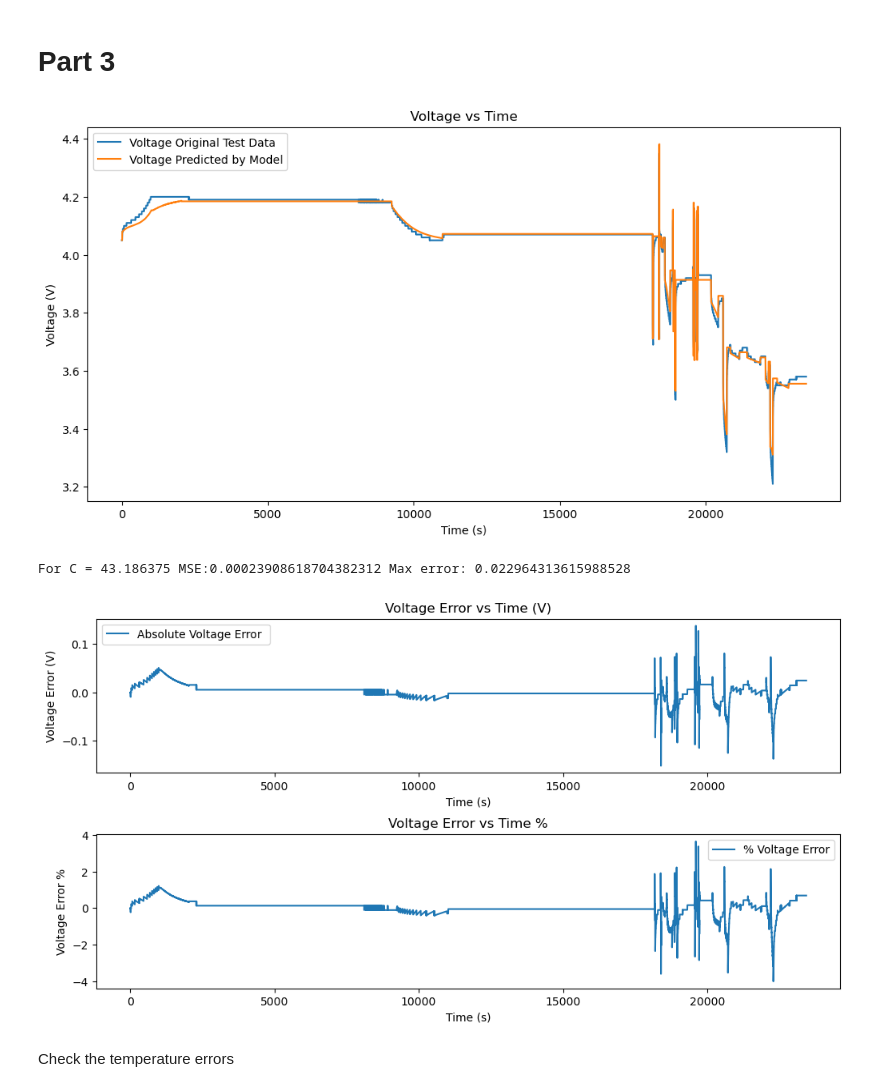
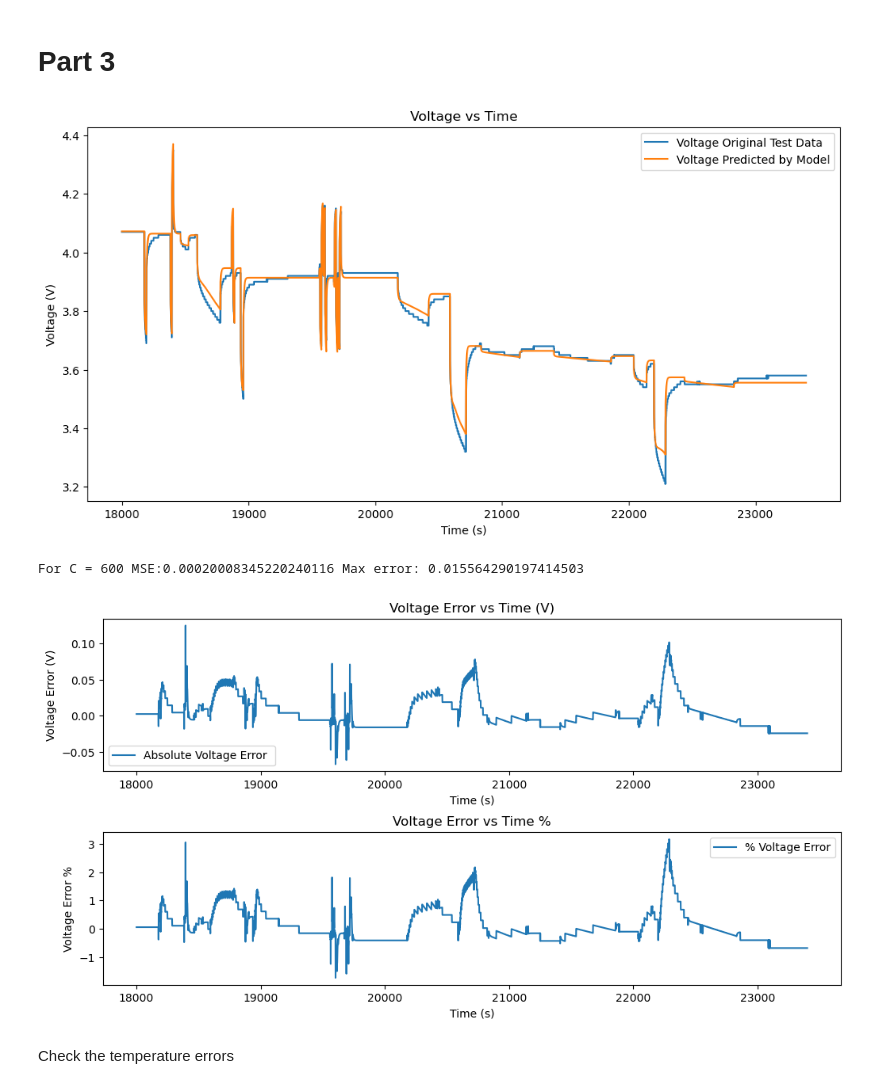
Before and after one commit to feyzijan/BatteryModelling, a Jupyter notebook: Part2_and_3_Temperature_Modelling.ipynb.ipynb, the cells around one changed output. Saved outputs shown, nothing was run; the diff lists cells and outputs as text; code cells hidden in the pictures.

```diff
--- a/Part2Modelling.ipynb
+++ b/Part2_and_3_Temperature_Modelling.ipynb.ipynb
@@ -811,14 +854,49 @@ Text(0.5, 1.0, 'R1 vs Temp at SOC=30% - with E values fitted for SOC = 30%')
 [figure]
 # %% [markdown]
 So in the model we can use the Arrhenius for R0 fitted for each SOC, as a function of temperature. Below I calculate all the optimal parameters
+# %%
+def fit__plot_Arrhenius_R1(func,R_vals,param_name,SOC, my_color, p0 = [ -1,-1,1], bounds = ([-np.inf, -np.inf, -np.inf], [np.inf, np.inf, np.inf])):
+
+    params, pcov = curve_fit(func,[0,20,40], R_vals, p0=p0, maxfev=10000000, bounds = bounds)
+
+    T_plotting = np.linspace(0,40,100)
+    plt.plot([0,20,40], R_vals, 'o', c="black")
+    if SOC ==  30:
+        my_color = "orange"
+    elif SOC == 20:
+        my_color = "red"
+
+
+
+    plt.plot(T_plotting, func(T_plotting, *params), c = my_color, label=f'R1 fit at SOC= {SOC}%')
+    plt.xlabel("Temperature")
+    plt.ylabel(f"{param_name}")
+    plt.title(f"{param_name} vs Temperature at SOC = {SOC}%")
+    plt.legend()
+
+    # print the optimal parameters
+    print("E: ", params[0])
+    print("Scaling factor: ", params[1])
+    print("Offset:", params[2])
+
+
+    return params
 # %%
 r_vals = np.array([R1_T0_matrix[:,0], R1_T20_matrix[:,0], R1_T40_matrix[:,0]])
 temps = np.linspace(0,40,20)
 R1_Arrhenius_Params_Matrix = np.ndarray((8,3))
+cmap = plt.get_cmap('cool')
+
+# Define the values for SOC
+SOC_values = np.arange(20, 100, 10)
+
+# Assign a different color to each SOC value
+colors = [cmap(i/len(SOC_values)) for i in range(len(SOC_values))]
+
 for i in range(8):
     r_vals_current = r_vals[:,i] # get the R1 values for each SOC
     # fit the arrhenius r1
-    R1_Arrhenius_Params_Matrix[0,:] = fit_Arrhenius(R1_Arrhenius,r_vals_current,"R1",socs[i], p0 = [ 2000,1,0])
+    R1_Arrhenius_Params_Matrix[0,:] = fit__plot_Arrhenius_R1(R1_Arrhenius,r_vals_current,"R1",socs[i], colors[i],  p0 = [ 2000,1,0])
 # %% [output]
 E:  -17401.79908229832
 Scaling factor:  1.067413441622033
@@ -1325,20 +1443,20 @@ def part3_model(df_test,df_ocv,R0_func, R0_Params, R1_func, R1_Params, C1, Tambi
 
     return v_model, Temp
 # %%
-C1 = C1_T0
-#C1 = 600
+#C1 = C1_T0
+C1 = 600
 Tambient = 20 # in celsius
 h_value = 35
 volt_model , temp_model = part3_model(df_test,ocv_data,R0_Arrhenius, R0_Arrhenius_Params, new_R1_equation, R1_Gaussian_params, C1, Tambient, h_value)
 
-plot_model(volt_model,df_test, start_time = 1, end_time = Time.max())
+plot_model(volt_model,df_test, start_time = 18000, end_time = 23400)
 
-plot_model_errors(volt_model,df_test, start_time = 1, end_time = Time.max())
+plot_model_errors(volt_model,df_test, start_time = 18000, end_time = 23400)
 calc_errors(volt_model,df_test, C1)
 # %% [output]
-[figure, old version]
+[figure, new version]
-For C = 43.186375 MSE:0.00023908618704382312 Max error: 0.022964313615988528
+For C = 600 MSE:0.00020008345220240116 Max error: 0.015564290197414503
-[figure, old version]
+[figure, new version]
 # %% [markdown]
 Check the temperature errors
 # %%
```
Also changed, not shown: parts of 20 cells of this notebook, 16 other files.
